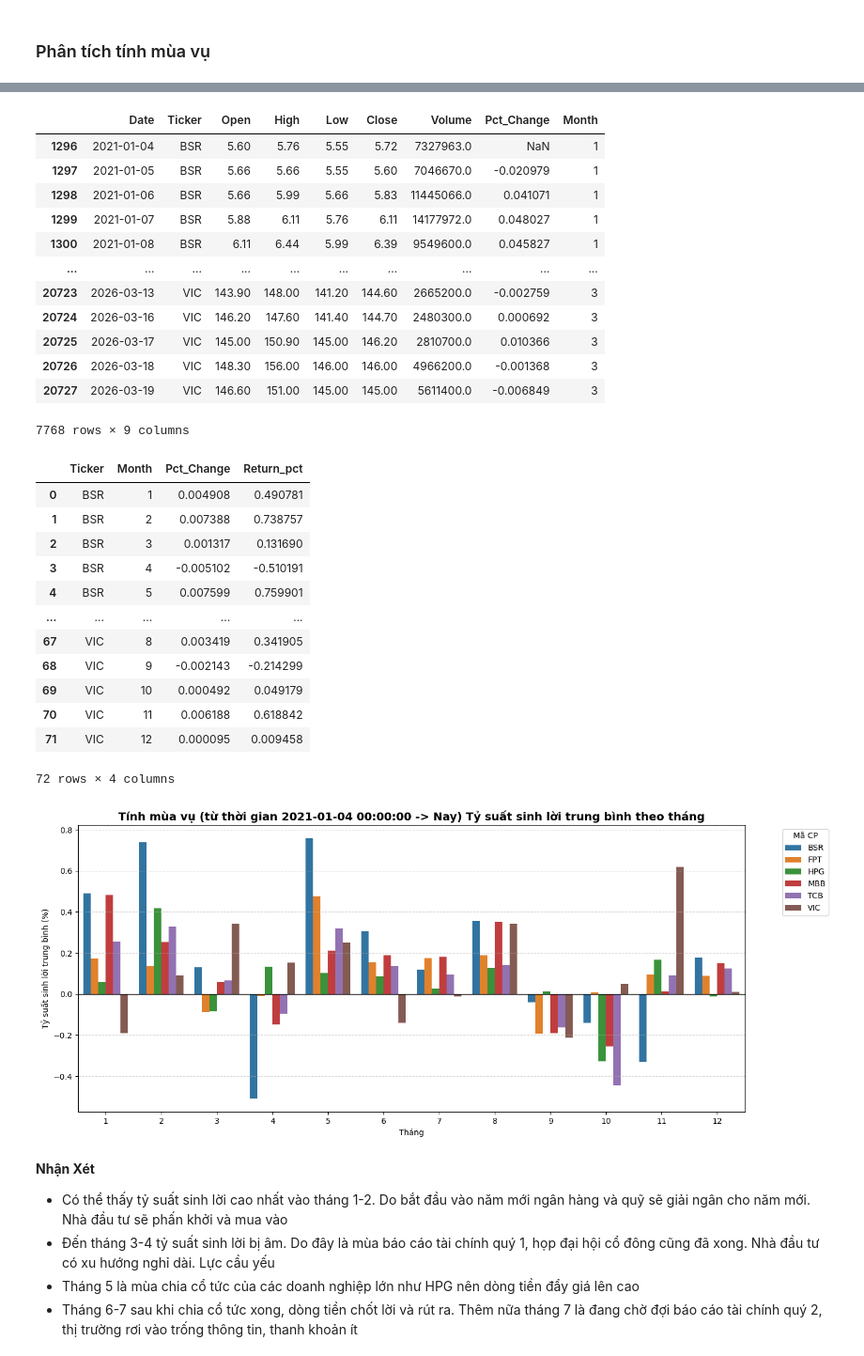
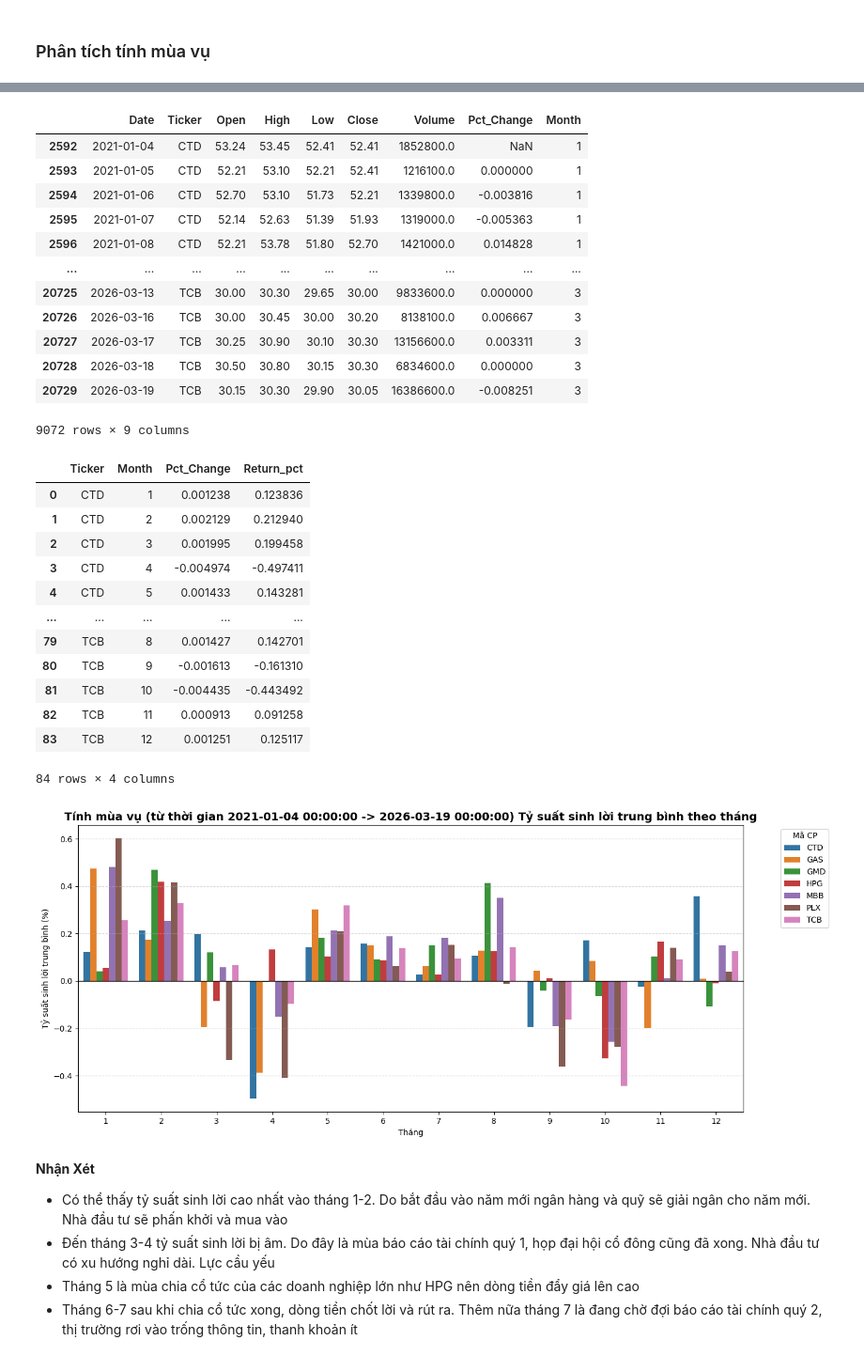
Before and after one commit to bakaanaa/AI-Forescasting-Stock, a Jupyter notebook: process_data.ipynb, the cells around one changed output, grey strips where cells are left out. Shown at 94% size. Drawn from its saved outputs; the diff is of its cells as text; code cells hidden in the pictures.

```diff
--- a/process_data.ipynb
+++ b/process_data.ipynb
@@ -439,9 +272,11 @@ plt.show()
 ### Phân tích tính mùa vụ
 # %%
 # Lọc ra ngày bắt đầu để xuất phát chung
-start= bluechips_df.groupby("Ticker")["Date"].min().max()
+season=["HPG", "VIC, VHM, VRE", "CTD", "GAS","PLX", "GMD", "MBB", "TCB"]
+season_df= df_ck[df_ck["Ticker"].isin(season)].copy()
+start= season_df.groupby("Ticker")["Date"].min().max()
 print(start)
-all_start= bluechips_df[bluechips_df.Date>=start].copy()
+all_start= season_df[season_df.Date>=start].copy()
 all_start
 # %% [output]
 2021-01-04 00:00:00
@@ -464,18 +299,18 @@ all_start["Month"]= all_start.Date.dt.month
 all_start
 # %% [output]
 |  | Date | Ticker | Open | High | Low | Close | Volume | Pct_Change | Month |
-| 1296 | 2021-01-04 | BSR | 5.60 | 5.76 | 5.55 | 5.72 | 7327963.0 | NaN | 1 |
-| 1297 | 2021-01-05 | BSR | 5.66 | 5.66 | 5.55 | 5.60 | 7046670.0 | -0.020979 | 1 |
-| 1298 | 2021-01-06 | BSR | 5.66 | 5.99 | 5.66 | 5.83 | 11445066.0 | 0.041071 | 1 |
-| 1299 | 2021-01-07 | BSR | 5.88 | 6.11 | 5.76 | 6.11 | 14177972.0 | 0.048027 | 1 |
-| 1300 | 2021-01-08 | BSR | 6.11 | 6.44 | 5.99 | 6.39 | 9549600.0 | 0.045827 | 1 |
+| 2592 | 2021-01-04 | CTD | 53.24 | 53.45 | 52.41 | 52.41 | 1852800.0 | NaN | 1 |
+| 2593 | 2021-01-05 | CTD | 52.21 | 53.10 | 52.21 | 52.41 | 1216100.0 | 0.000000 | 1 |
+| 2594 | 2021-01-06 | CTD | 52.70 | 53.10 | 51.73 | 52.21 | 1339800.0 | -0.003816 | 1 |
+| 2595 | 2021-01-07 | CTD | 52.14 | 52.63 | 51.39 | 51.93 | 1319000.0 | -0.005363 | 1 |
+| 2596 | 2021-01-08 | CTD | 52.21 | 53.78 | 51.80 | 52.70 | 1421000.0 | 0.014828 | 1 |
 | ... | ... | ... | ... | ... | ... | ... | ... | ... | ... |
-| 20723 | 2026-03-13 | VIC | 143.90 | 148.00 | 141.20 | 144.60 | 2665200.0 | -0.002759 | 3 |
-| 20724 | 2026-03-16 | VIC | 146.20 | 147.60 | 141.40 | 144.70 | 2480300.0 | 0.000692 | 3 |
-| 20725 | 2026-03-17 | VIC | 145.00 | 150.90 | 145.00 | 146.20 | 2810700.0 | 0.010366 | 3 |
-| 20726 | 2026-03-18 | VIC | 148.30 | 156.00 | 146.00 | 146.00 | 4966200.0 | -0.001368 | 3 |
-| 20727 | 2026-03-19 | VIC | 146.60 | 151.00 | 145.00 | 145.00 | 5611400.0 | -0.006849 | 3 |
+| 20725 | 2026-03-13 | TCB | 30.00 | 30.30 | 29.65 | 30.00 | 9833600.0 | 0.000000 | 3 |
+| 20726 | 2026-03-16 | TCB | 30.00 | 30.45 | 30.00 | 30.20 | 8138100.0 | 0.006667 | 3 |
+| 20727 | 2026-03-17 | TCB | 30.25 | 30.90 | 30.10 | 30.30 | 13156600.0 | 0.003311 | 3 |
+| 20728 | 2026-03-18 | TCB | 30.50 | 30.80 | 30.15 | 30.30 | 6834600.0 | 0.000000 | 3 |
+| 20729 | 2026-03-19 | TCB | 30.15 | 30.30 | 29.90 | 30.05 | 16386600.0 | -0.008251 | 3 |
-7768 rows × 9 columns
+9072 rows × 9 columns
 # %%
 # trung bình tỷ suất sinh lời theo tháng
 profitable= all_start.groupby(["Ticker", "Month"])["Pct_Change"].mean().reset_index()
@@ -483,30 +318,30 @@ profitable["Return_pct"]= profitable["Pct_Change"]*100
 profitable
 # %% [output]
 |  | Ticker | Month | Pct_Change | Return_pct |
-| 0 | BSR | 1 | 0.004908 | 0.490781 |
-| 1 | BSR | 2 | 0.007388 | 0.738757 |
-| 2 | BSR | 3 | 0.001317 | 0.131690 |
-| 3 | BSR | 4 | -0.005102 | -0.510191 |
-| 4 | BSR | 5 | 0.007599 | 0.759901 |
+| 0 | CTD | 1 | 0.001238 | 0.123836 |
+| 1 | CTD | 2 | 0.002129 | 0.212940 |
+| 2 | CTD | 3 | 0.001995 | 0.199458 |
+| 3 | CTD | 4 | -0.004974 | -0.497411 |
+| 4 | CTD | 5 | 0.001433 | 0.143281 |
 | ... | ... | ... | ... | ... |
-| 67 | VIC | 8 | 0.003419 | 0.341905 |
-| 68 | VIC | 9 | -0.002143 | -0.214299 |
-| 69 | VIC | 10 | 0.000492 | 0.049179 |
-| 70 | VIC | 11 | 0.006188 | 0.618842 |
-| 71 | VIC | 12 | 0.000095 | 0.009458 |
+| 79 | TCB | 8 | 0.001427 | 0.142701 |
+| 80 | TCB | 9 | -0.001613 | -0.161310 |
+| 81 | TCB | 10 | -0.004435 | -0.443492 |
+| 82 | TCB | 11 | 0.000913 | 0.091258 |
+| 83 | TCB | 12 | 0.001251 | 0.125117 |
-72 rows × 4 columns
+84 rows × 4 columns
 # %%
 plt.figure(figsize=(14, 6))
 sns.barplot(data=profitable, x="Month", y="Return_pct", hue="Ticker")
-plt.title(f"Tính mùa vụ (từ thời gian {start} -> Nay) Tỷ suất sinh lời trung bình theo tháng", fontsize=14, fontweight="bold")
+plt.title(f"Tính mùa vụ (từ thời gian {start} -> {all_start.Date.max()}) Tỷ suất sinh lời trung bình theo tháng", fontsize=14, fontweight="bold")
 plt.ylabel("Tỷ suất sinh lời trung bình (%)")
 plt.xlabel("Tháng")
 plt.axhline(0, color="black", linewidth=1)
 plt.legend(title="Mã CP", bbox_to_anchor=(1.05, 1), loc="upper left")
 plt.grid(axis="y", linestyle="--", alpha=0.5)
 plt.tight_layout()
 # %% [output]
-[figure, old version]
+[figure, new version]
 # %% [markdown]
 **Nhận Xét**
 - Có thể thấy tỷ suất sinh lời cao nhất vào tháng 1-2. Do bắt đầu vào năm mới ngân hàng và quỹ sẽ giải ngân cho năm mới. Nhà đầu tư sẽ phấn khởi và mua vào
```
Also changed, not shown: parts of 103 cells of this notebook.
